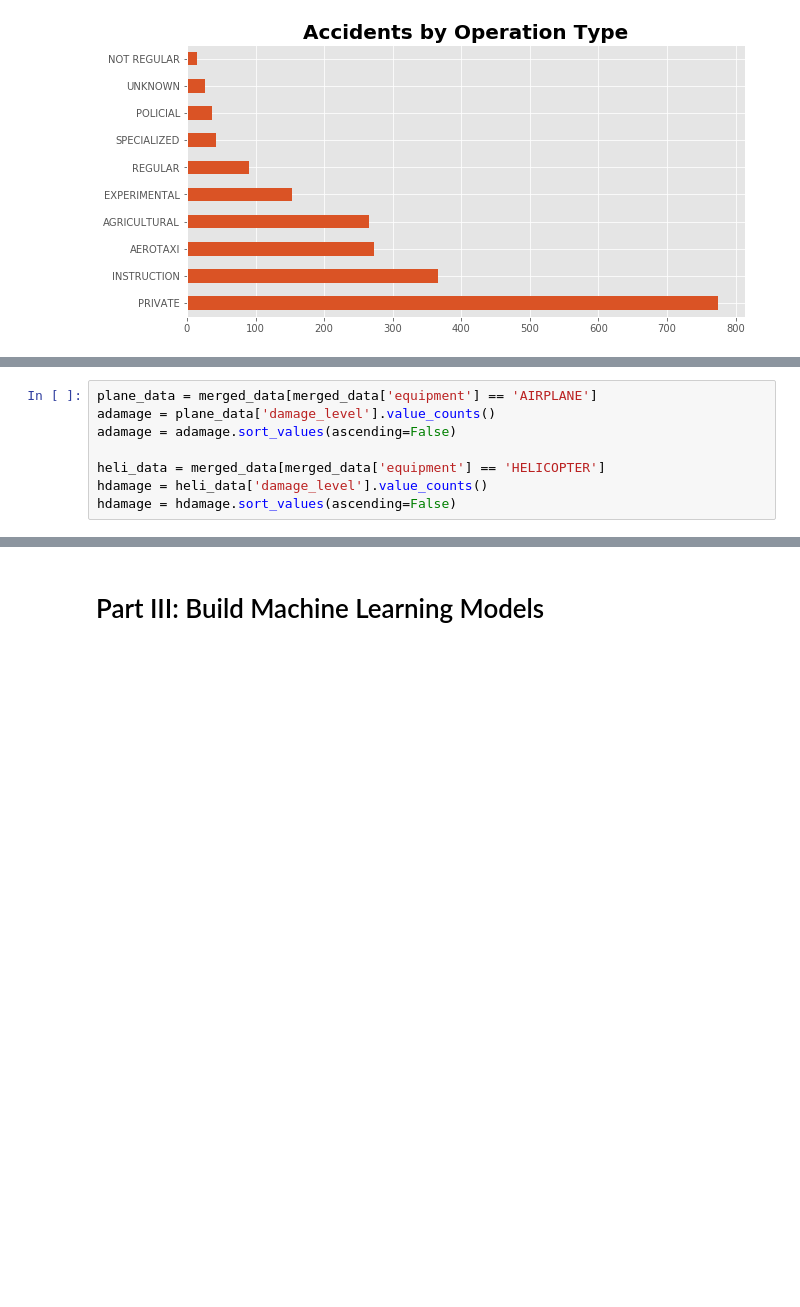
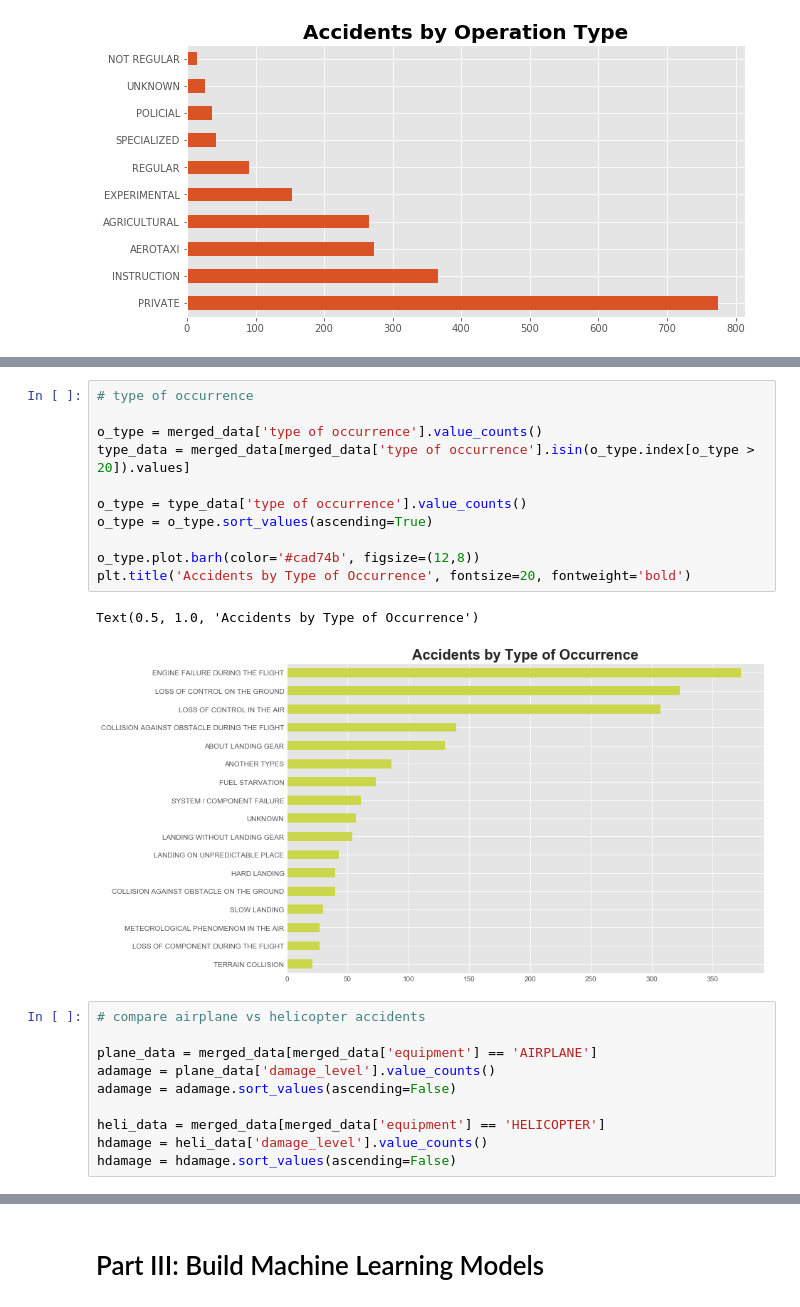
Before and after one commit to jenylmurdock/dsc-5-capstone-project-online-ds-pt-011419, a Jupyter notebook: student.ipynb, the cells around one changed output, grey strips where cells are left out. Drawn from its saved outputs; the diff is of its cells as text; blank space fills up the shorter version.

```diff
--- a/student.ipynb
+++ b/student.ipynb
@@ -926,4 +975,20 @@ Text(0.5, 1.0, 'Accidents by Phase of Operation')
+# %%
+# type of occurrence
+
+o_type = merged_data['type of occurrence'].value_counts()
+type_data = merged_data[merged_data['type of occurrence'].isin(o_type.index[o_type > 20]).values]
+
+o_type = type_data['type of occurrence'].value_counts()
+o_type = o_type.sort_values(ascending=True)
+
+o_type.plot.barh(color='#cad74b', figsize=(12,8))
+plt.title('Accidents by Type of Occurrence', fontsize=20, fontweight='bold')
+# %% [output]
+Text(0.5, 1.0, 'Accidents by Type of Occurrence')
+[figure, added]
 # %%
+# compare airplane vs helicopter accidents
+
 plane_data = merged_data[merged_data['equipment'] == 'AIRPLANE']
 adamage = plane_data['damage_level'].value_counts()
 adamage = adamage.sort_values(ascending=False)
```
Also changed, not shown: parts of 27 cells of this notebook.
